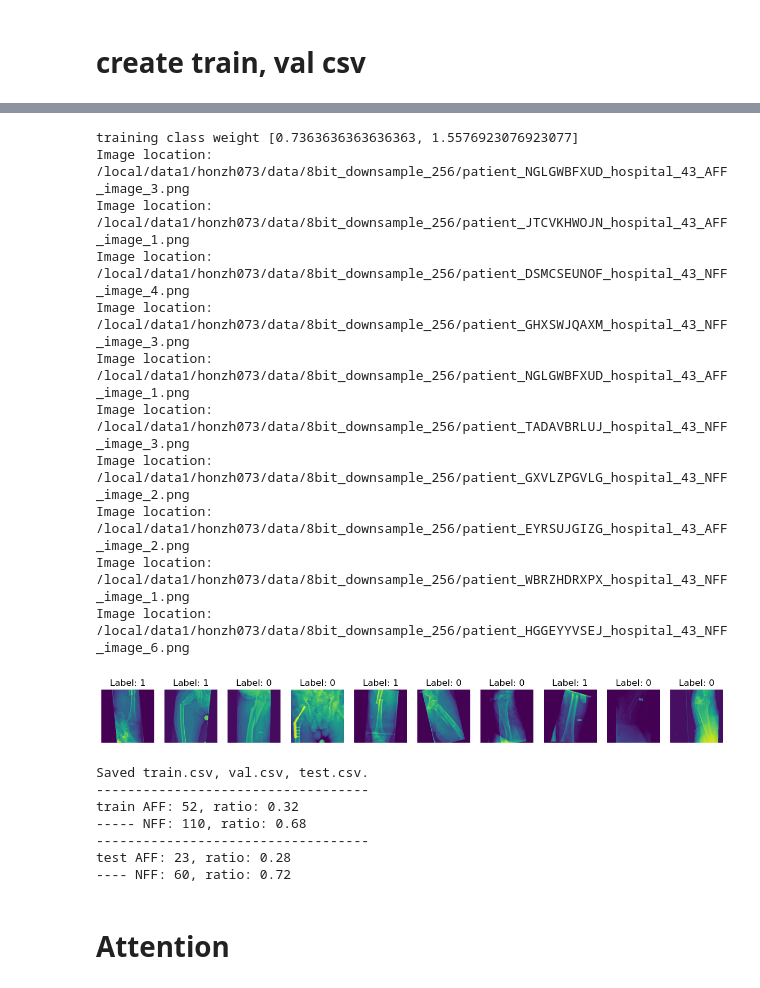
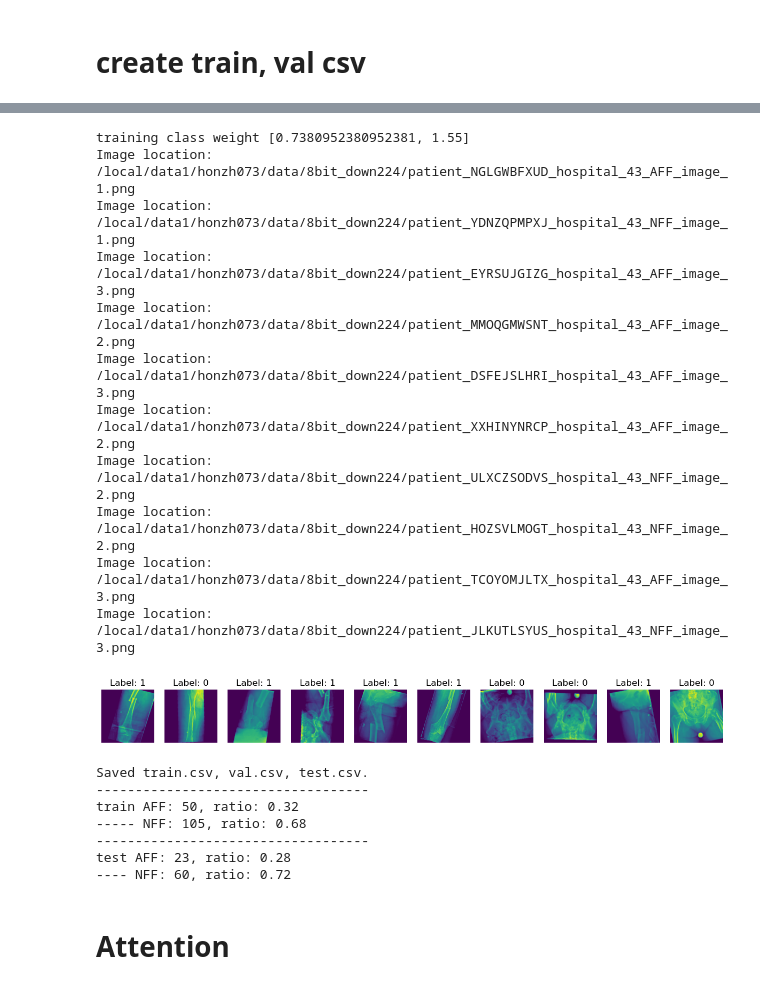
Before and after one commit to honzh073/FL, a Jupyter notebook: code/5_attention/5_1_crossvalidation.ipynb, the cells around one changed output, grey strips where cells are left out. Saved outputs shown, nothing was run; the diff lists cells and outputs as text; code cells hidden in the pictures.

Commit message:
add attention

```diff
--- a/code/5_attention/5_1_crossvalidation.ipynb
+++ b/code/5_attention/5_1_crossvalidation.ipynb
@@ -290,51 +286,51 @@ test_transform = transforms.Compose([
     transforms.ToTensor(),
     transforms.Normalize(mean=[0.485, 0.456, 0.406], std=[0.229, 0.224, 0.225])
 ])
 
 # Load the datasets using CustomDataset class
-train_dataset = CustomDataset('/local/data1/honzh073/local_repo/FL/code/3_single_hospital/csv_files/cross_train.csv', transform=train_transform)
-test_dataset = CustomDataset('/local/data1/honzh073/local_repo/FL/code/3_single_hospital/csv_files/cross_test.csv', transform=test_transform)
+train_dataset = CustomDataset('/local/data1/honzh073/local_repo/FL/code/5_attention/cross_train.csv', transform=train_transform)
+test_dataset = CustomDataset('/local/data1/honzh073/local_repo/FL/code/5_attention/cross_test.csv', transform=test_transform)
 
 # classweight
 classweight = get_classweight(train_dataset)
 print('training class weight', classweight)
 
 # device
 # device = torch.device("cuda:0" if  torch.cuda.is_available() else "cpu")
 
 # print images
 show_image(train_dataset, 10)
 
 # calculate numbers
 print("Saved train.csv, val.csv, test.csv.")
 print('-----------------------------------')
 train_NFF_count = sum(1 for _, label in train_dataset if label == 0)  # 0 NFF
 train_AFF_count = sum(1 for _, label in train_dataset if label == 1)  # 1 AFF
 test_NFF_count = sum(1 for _, label in test_dataset if label == 0)  # 0 NFF
 test_AFF_count = sum(1 for _, label in test_dataset if label == 1)  # 1 AFF
 
 print(f"train AFF: {train_AFF_count}, ratio: {train_AFF_count / (train_AFF_count + train_NFF_count):.2f}")
 print(f"----- NFF: {train_NFF_count}, ratio: {train_NFF_count / (train_AFF_count + train_NFF_count):.2f}")
 print('-----------------------------------')
 print(f"test AFF: {test_AFF_count}, ratio: {test_AFF_count / (test_AFF_count + test_NFF_count):.2f}")
 print(f"---- NFF: {test_NFF_count}, ratio: {test_NFF_count / (test_AFF_count + test_NFF_count):.2f}")
 # %% [output]
-training class weight [0.7363636363636363, 1.5576923076923077]
-Image location: /local/data1/honzh073/data/8bit_downsample_256/patient_NGLGWBFXUD_hospital_43_AFF_image_3.png
-Image location: /local/data1/honzh073/data/8bit_downsample_256/patient_JTCVKHWOJN_hospital_43_AFF_image_1.png
-Image location: /local/data1/honzh073/data/8bit_downsample_256/patient_DSMCSEUNOF_hospital_43_NFF_image_4.png
-Image location: /local/data1/honzh073/data/8bit_downsample_256/patient_GHXSWJQAXM_hospital_43_NFF_image_3.png
-Image location: /local/data1/honzh073/data/8bit_downsample_256/patient_NGLGWBFXUD_hospital_43_AFF_image_1.png
-Image location: /local/data1/honzh073/data/8bit_downsample_256/patient_TADAVBRLUJ_hospital_43_NFF_image_3.png
-Image location: /local/data1/honzh073/data/8bit_downsample_256/patient_GXVLZPGVLG_hospital_43_NFF_image_2.png
-Image location: /local/data1/honzh073/data/8bit_downsample_256/patient_EYRSUJGIZG_hospital_43_AFF_image_2.png
-Image location: /local/data1/honzh073/data/8bit_downsample_256/patient_WBRZHDRXPX_hospital_43_NFF_image_1.png
-Image location: /local/data1/honzh073/data/8bit_downsample_256/patient_HGGEYYVSEJ_hospital_43_NFF_image_6.png
+training class weight [0.7380952380952381, 1.55]
+Image location: /local/data1/honzh073/data/8bit_down224/patient_NGLGWBFXUD_hospital_43_AFF_image_1.png
+Image location: /local/data1/honzh073/data/8bit_down224/patient_YDNZQPMPXJ_hospital_43_NFF_image_1.png
+Image location: /local/data1/honzh073/data/8bit_down224/patient_EYRSUJGIZG_hospital_43_AFF_image_3.png
+Image location: /local/data1/honzh073/data/8bit_down224/patient_MMOQGMWSNT_hospital_43_AFF_image_2.png
+Image location: /local/data1/honzh073/data/8bit_down224/patient_DSFEJSLHRI_hospital_43_AFF_image_3.png
+Image location: /local/data1/honzh073/data/8bit_down224/patient_XXHINYNRCP_hospital_43_AFF_image_2.png
+Image location: /local/data1/honzh073/data/8bit_down224/patient_ULXCZSODVS_hospital_43_NFF_image_2.png
+Image location: /local/data1/honzh073/data/8bit_down224/patient_HOZSVLMOGT_hospital_43_NFF_image_2.png
+Image location: /local/data1/honzh073/data/8bit_down224/patient_TCOYOMJLTX_hospital_43_AFF_image_3.png
+Image location: /local/data1/honzh073/data/8bit_down224/patient_JLKUTLSYUS_hospital_43_NFF_image_3.png
-[figure, old version]
+[figure, new version]
 Saved train.csv, val.csv, test.csv.
 -----------------------------------
-train AFF: 52, ratio: 0.32
------ NFF: 110, ratio: 0.68
+train AFF: 50, ratio: 0.32
+----- NFF: 105, ratio: 0.68
 -----------------------------------
 test AFF: 23, ratio: 0.28
 ---- NFF: 60, ratio: 0.72
```
Also changed, not shown: parts of 6 cells of this notebook, 4 other files.
